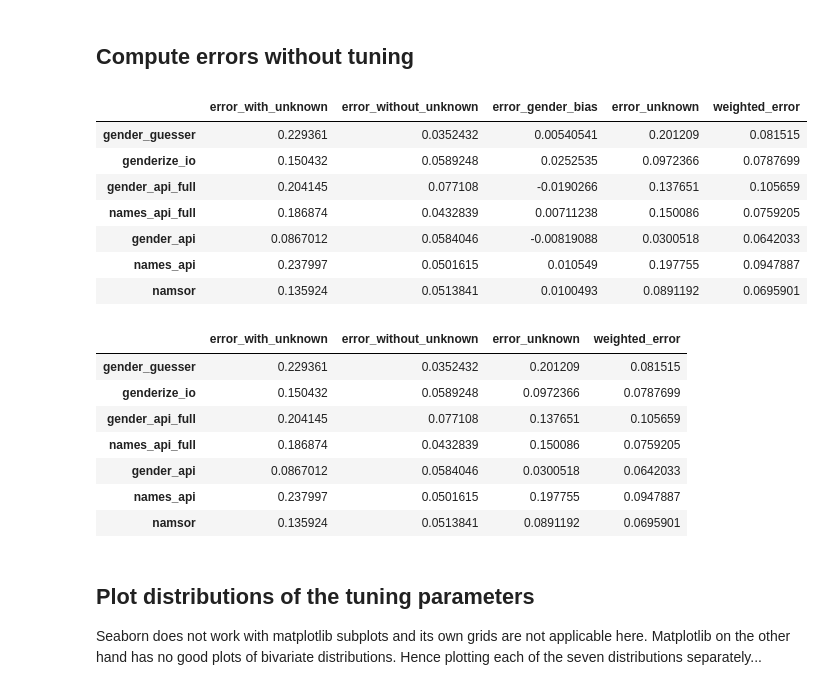
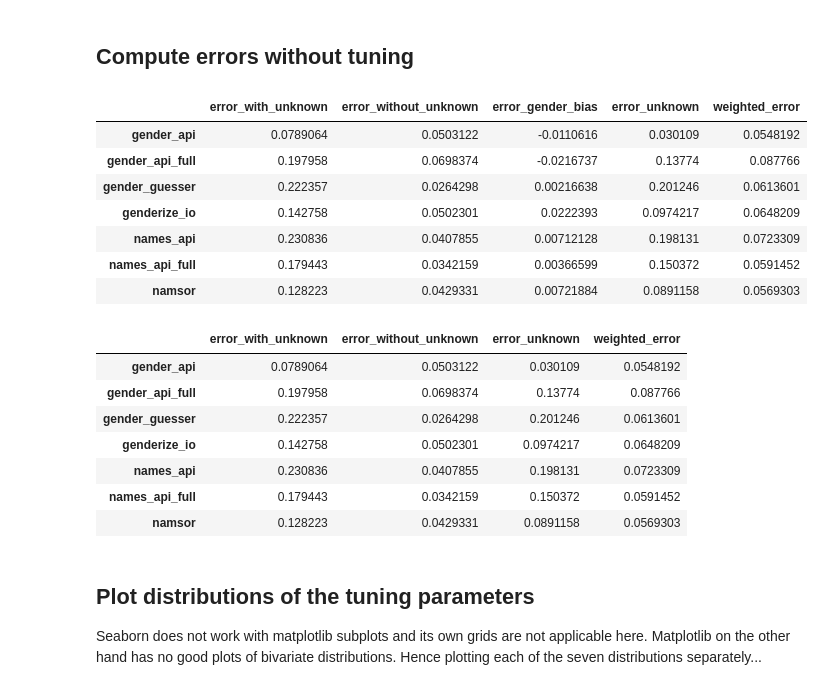
Before and after one commit to GenderGapSTEM-PublicationAnalysis/name_gender_inference, a Jupyter notebook: Parameter_tuning.ipynb, the cells around one changed output. Saved outputs shown, nothing was run; the diff lists cells and outputs as text; code cells hidden in the pictures.

Commit message:
modified weighted error metric and reran notebook; new HTML export

```diff
--- a/Parameter_tuning.ipynb
+++ b/Parameter_tuning.ipynb
@@ -62,34 +53,34 @@ errors_without_gender_bias = ['error_with_unknown', 'error_without_unknown', 'er
 # %%
 # for the paper?
 cm = sns.light_palette("green", as_cmap=True)
-df = compute_all_errors_without_tuning()
+df = compute_all_errors_without_tuning().sort_index()
 
 df.style.background_gradient(cmap=cm)
 # %% [output]
 |  | error_with_unknown | error_without_unknown | error_gender_bias | error_unknown | weighted_error |
-| gender_guesser | 0.229361 | 0.0352432 | 0.00540541 | 0.201209 | 0.081515 |
-| genderize_io | 0.150432 | 0.0589248 | 0.0252535 | 0.0972366 | 0.0787699 |
-| gender_api_full | 0.204145 | 0.077108 | -0.0190266 | 0.137651 | 0.105659 |
-| names_api_full | 0.186874 | 0.0432839 | 0.00711238 | 0.150086 | 0.0759205 |
-| gender_api | 0.0867012 | 0.0584046 | -0.00819088 | 0.0300518 | 0.0642033 |
-| names_api | 0.237997 | 0.0501615 | 0.010549 | 0.197755 | 0.0947887 |
-| namsor | 0.135924 | 0.0513841 | 0.0100493 | 0.0891192 | 0.0695901 |
+| gender_api | 0.0789064 | 0.0503122 | -0.0110616 | 0.030109 | 0.0548192 |
+| gender_api_full | 0.197958 | 0.0698374 | -0.0216737 | 0.13774 | 0.087766 |
+| gender_guesser | 0.222357 | 0.0264298 | 0.00216638 | 0.201246 | 0.0613601 |
+| genderize_io | 0.142758 | 0.0502301 | 0.0222393 | 0.0974217 | 0.0648209 |
+| names_api | 0.230836 | 0.0407855 | 0.00712128 | 0.198131 | 0.0723309 |
+| names_api_full | 0.179443 | 0.0342159 | 0.00366599 | 0.150372 | 0.0591452 |
+| namsor | 0.128223 | 0.0429331 | 0.00721884 | 0.0891158 | 0.0569303 |
 # %%
 # for the paper?
 cm = sns.light_palette("green", as_cmap=True)
-df = compute_all_errors_without_tuning()
+df = compute_all_errors_without_tuning().sort_index()
 df = df[errors_without_gender_bias]
 
 df.style.background_gradient(cmap=cm)
 # %% [output]
 |  | error_with_unknown | error_without_unknown | error_unknown | weighted_error |
-| gender_guesser | 0.229361 | 0.0352432 | 0.201209 | 0.081515 |
-| genderize_io | 0.150432 | 0.0589248 | 0.0972366 | 0.0787699 |
-| gender_api_full | 0.204145 | 0.077108 | 0.137651 | 0.105659 |
-| names_api_full | 0.186874 | 0.0432839 | 0.150086 | 0.0759205 |
-| gender_api | 0.0867012 | 0.0584046 | 0.0300518 | 0.0642033 |
-| names_api | 0.237997 | 0.0501615 | 0.197755 | 0.0947887 |
-| namsor | 0.135924 | 0.0513841 | 0.0891192 | 0.0695901 |
+| gender_api | 0.0789064 | 0.0503122 | 0.030109 | 0.0548192 |
+| gender_api_full | 0.197958 | 0.0698374 | 0.13774 | 0.087766 |
+| gender_guesser | 0.222357 | 0.0264298 | 0.201246 | 0.0613601 |
+| genderize_io | 0.142758 | 0.0502301 | 0.0974217 | 0.0648209 |
+| names_api | 0.230836 | 0.0407855 | 0.198131 | 0.0723309 |
+| names_api_full | 0.179443 | 0.0342159 | 0.150372 | 0.0591452 |
+| namsor | 0.128223 | 0.0429331 | 0.0891158 | 0.0569303 |
 # %% [markdown]
 ## Plot distributions of the tuning parameters
 
```
Also changed, not shown: parts of 23 cells of this notebook, 2 other files.
